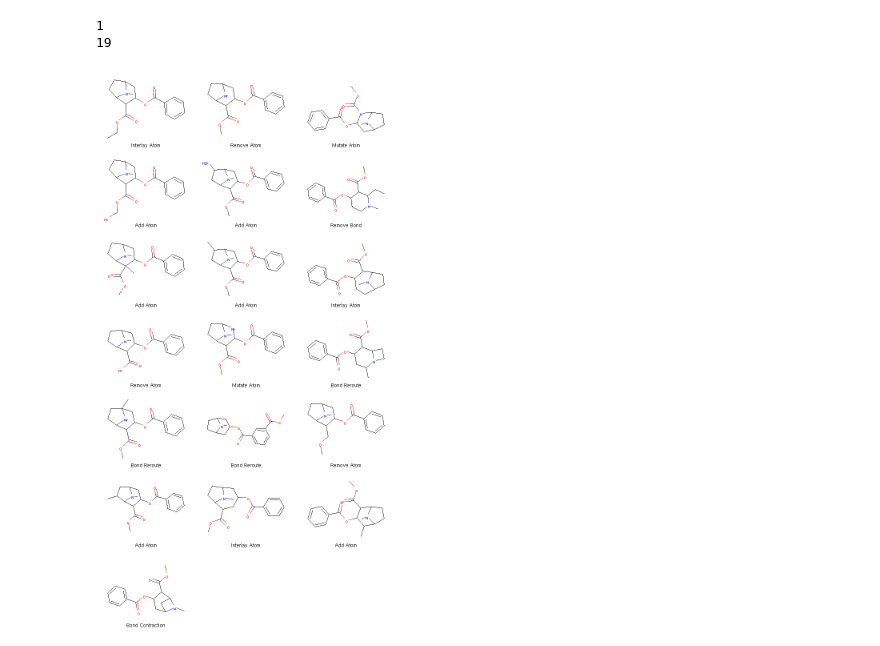
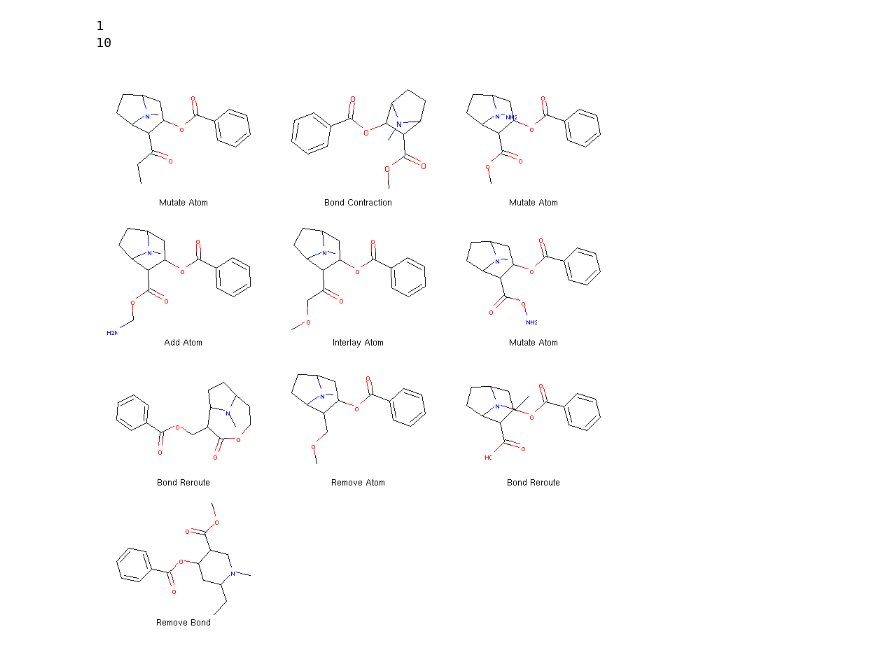
Before and after one commit to lich-uct/molpher-lib, a Jupyter notebook: doc/notebooks/exploration_advanced.ipynb, the cells around one changed output. Saved outputs shown, nothing was run; the diff lists cells and outputs as text; code cells hidden in the pictures.

```diff
--- a/doc/notebooks/exploration_advanced.ipynb
+++ b/doc/notebooks/exploration_advanced.ipynb
@@ -21,7 +21,7 @@ from molpher.core import MolpherMol, ExplorationTree as ETree
 class MyFilterMorphs(TreeOperation):
     """
     A custom tree operation that accepts
-    only the first three morphs after
+    only the first ten morphs after
     the list of candidates is sorted.
     """
 
@@ -33,33 +33,33 @@ class MyFilterMorphs(TreeOperation):
         """
 
         self.tree.candidates_mask = [
-            True if idx < 20 and self.tree.candidates[idx].sascore < 6
+            True if idx < 10 and self.tree.candidates[idx].sascore < 6
             else False
             for idx, x in enumerate(self.tree.candidates_mask)
         ]
 
 cocaine = MolpherMol('CN1[CH]2CC[CH]1[CH](C(OC)=O)[CH](OC(C3=CC=CC=C3)=O)C2')
 procaine = MolpherMol('O=C(OCCN(CC)CC)c1ccc(N)cc1')
 tree = ETree.create(source=cocaine, target=procaine) # create the tree
 
 # list of tree operations, defines one iteration
 iteration = [
     GenerateMorphsOper()
     , SortMorphsOper()
     , MyFilterMorphs() # our custom filtering procedure
     , ExtendTreeOper()
     , PruneTreeOper()
 ]
 
 # apply the operations in the list one by one
 for oper in iteration:
     tree.runOperation(oper)
 
 # observe the results
 print(tree.generation_count)
 print(len(tree.leaves))
 show_mol_grid(tree.leaves)
 # %% [output]
 1
-19
+10
-[figure, old version]
+[figure, new version]
```
Also changed, not shown: parts of 5 cells of this notebook, 4 other files.
